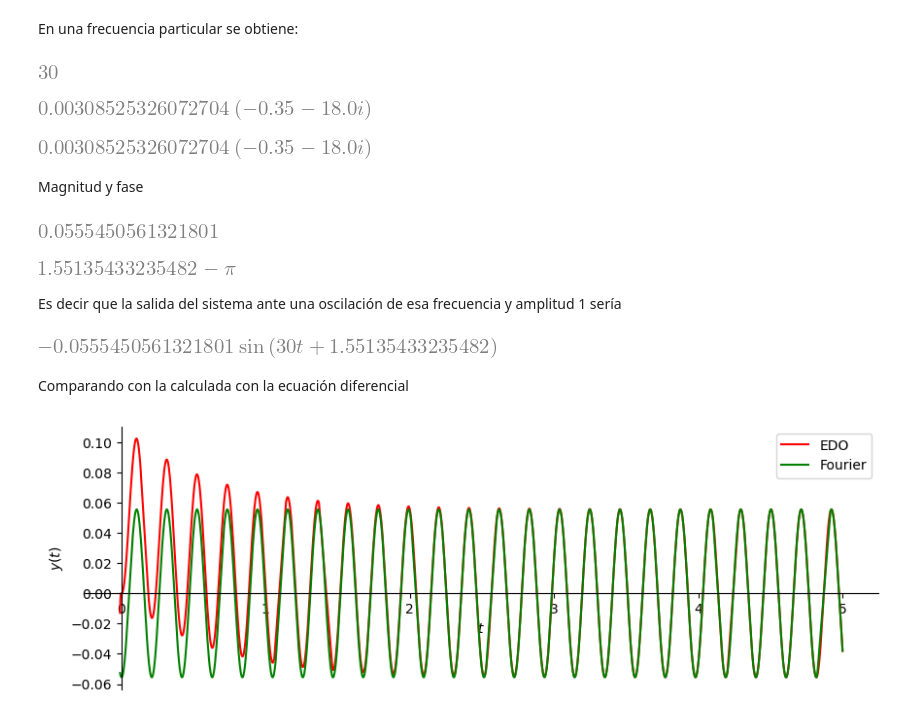
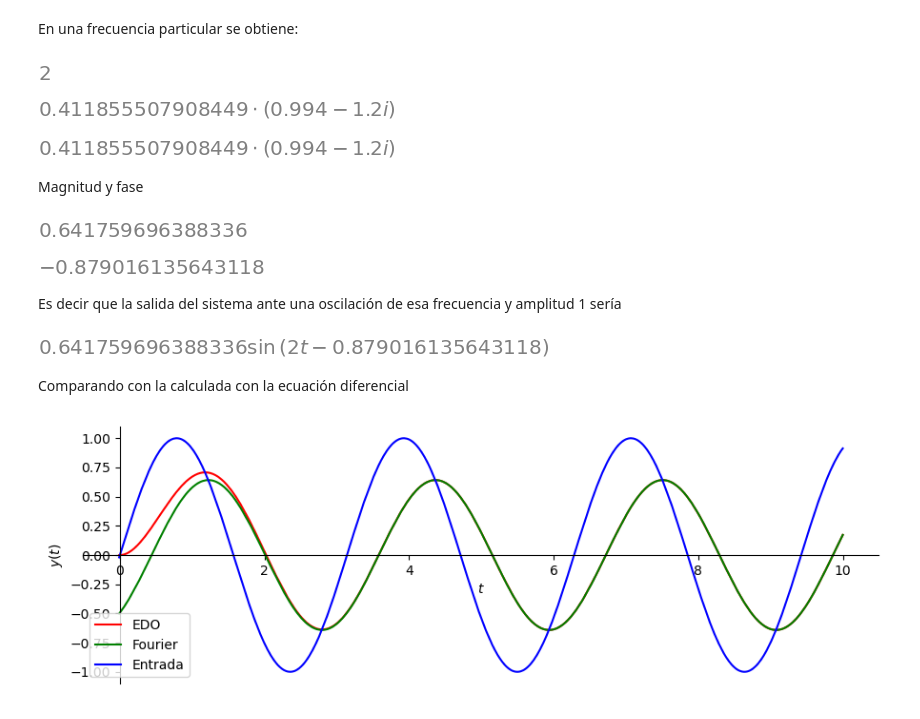
Before and after one commit to pierrediazp/Se-ales_y_Sistemas, a Jupyter notebook: CircuitoRLC_Fourier.ipynb, the cells around one changed output. Drawn from its saved outputs; the diff is of its cells as text; code cells hidden in the pictures.

```diff
--- a/CircuitoRLC_Fourier.ipynb
+++ b/CircuitoRLC_Fourier.ipynb
@@ -124,6 +124,6 @@ RLC
 # %%
-w0 = 30
-tlaps = (t,-10e-3,2)
+w0 =2
+tlaps = (t,-10e-3,5)
 
 plt.rcParams['figure.figsize'] = 9, 3
 
@@ -166,47 +166,50 @@ En una frecuencia particular se obtiene:
 # %%
 w0
 # %% [output]
-[figure, old version]
+[figure, new version]
 # %%
 F.subs(RLC).subs(w,w0)
 # %% [output]
-[figure, old version]
+[figure, new version]
 # %%
 Fw0 = F.subs(RLC).subs(w,w0)
 Fw0
 # %% [output]
-[figure, old version]
+[figure, new version]
 # %% [markdown]
 Magnitud y fase
 # %%
 Mw0 = sym.Abs(Fw0)
 Mw0
 # %% [output]
-[figure, old version]
+[figure, new version]
 # %%
 Pw0 =sym.arg(Fw0)
 Pw0
 # %% [output]
-[figure, old version]
+[figure, new version]
 # %% [markdown]
 Es decir que la salida del sistema ante una oscilación de esa frecuencia y amplitud 1 sería
 # %%
 y_fourier = Mw0*sym.sin(w0*t+Pw0)
 y_fourier
 # %% [output]
-[figure, old version]
+[figure, new version]
 # %% [markdown]
 Comparando con la calculada con la ecuación diferencial
 # %%
-tlaps = (t,-10e-3,5)
+tlaps = (t,-10e-3,10)
 
 plt.rcParams['figure.figsize'] = 9, 3
 
 g1 = sym.plot(sol.rhs.subs(RLC).subs(w,w0), tlaps, line_color='red',
          ylabel = '$y(t)$',show = False,legend = True, label =  'EDO');
 g2 = sym.plot(y_fourier, tlaps, line_color='green',
          ylabel = '$y(t)$',show = False,legend = True, label = 'Fourier');
+g3 = sym.plot(u.subs(w,w0), tlaps, line_color='blue',legend = True,
+              label = 'Entrada', show = False);
 g1.extend(g2)
+g1.extend(g3)
 g1.show()
 # %% [output]
-[figure, old version]
+[figure, new version]
```
Also changed, not shown: parts of 7 cells of this notebook, 2 other files.
